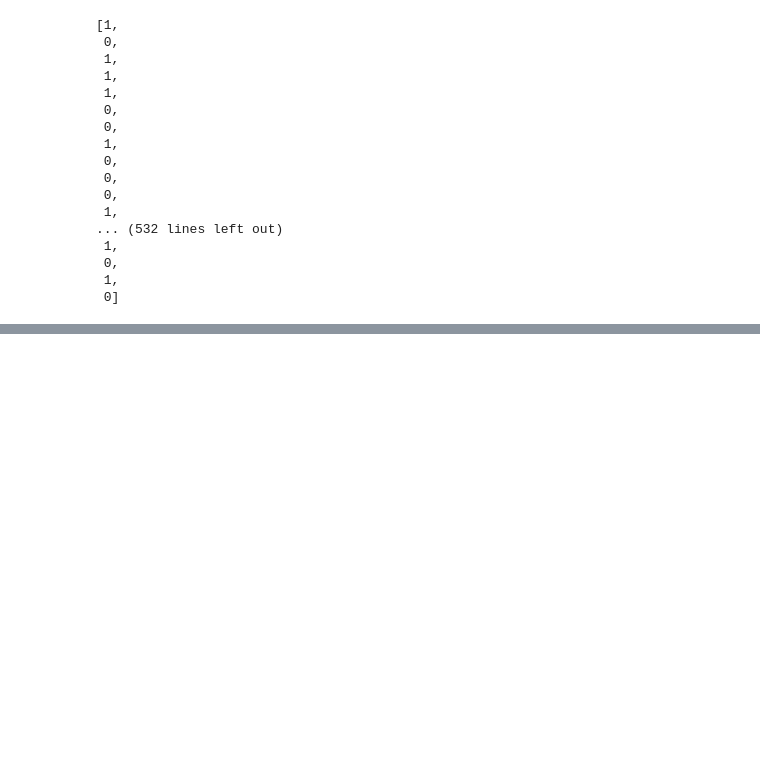
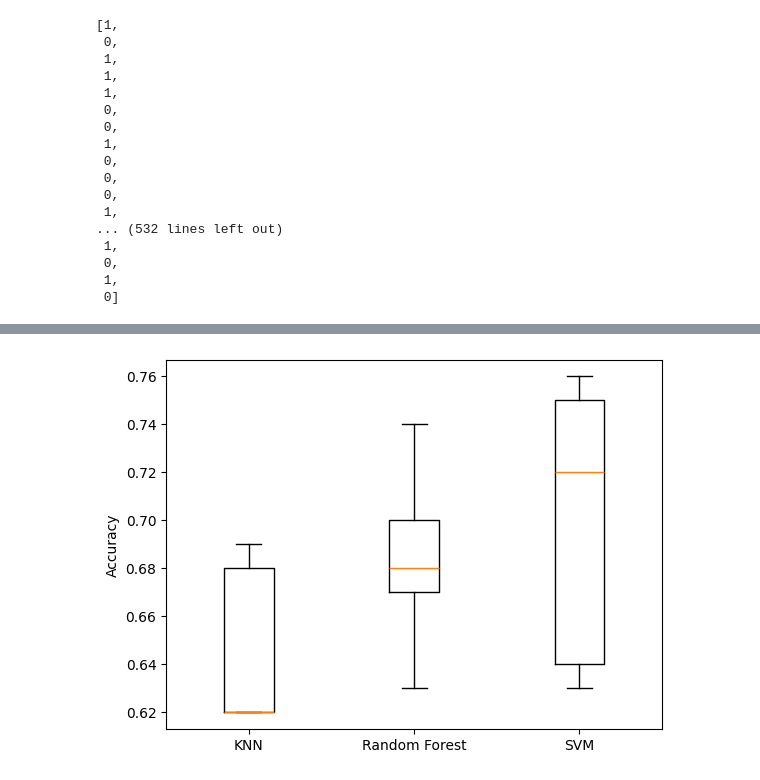
Before and after one commit to mauriciobenjamin700/8-periodo, a Jupyter notebook: sistemas-inteligentes/class/2024-11-13/main.ipynb, the cells around one changed output, grey strips where cells are left out. Drawn from its saved outputs; the diff is of its cells as text; code cells hidden in the pictures; blank space fills up the shorter version.

Commit message:
feat: new tests in classifier

```diff
--- a/sistemas-inteligentes/class/2024-11-13/main.ipynb
+++ b/sistemas-inteligentes/class/2024-11-13/main.ipynb
@@ -323,0 +334,4 @@ plt.show()
+# %%
+kfold = KFold(5)
+# %%
+classify = SVC()
@@ -323,0 +358,30 @@ plt.show()
+# %%
+def test(x: list[list[int]], y: list[int], classifies: list[RandomForestClassifier, SVC]):
+    result_accuracy = np.zeros((3,5))
+    result_precision = np.zeros((3,5))
+    result_f1 = np.zeros((3,5))
+
+    for i, (train_index, test_index) in enumerate(kfold.split(x)):
+        x_train, x_test = np.array(x)[train_index], np.array(x)[test_index]
+        y_train, y_test = np.array(y)[train_index], np.array(y)[test_index]
+
+        x_train = x_train.tolist()
+        y_train = y_train.tolist()
+        x_test = x_test.tolist()
+
+        for class_id, classify in enumerate(classifies):
+
+            classify.fit(x_train, y_train)
+
+            y_pred = classify.predict(x_test)
+
+            result_accuracy[class_id][i] = round(accuracy_score(y_test, y_pred),2)
+            result_precision[class_id][i] = round(precision_score(y_test, y_pred),2)
+            result_f1[class_id][i] = f1_score(y_test, y_pred)
+
+
+
+
+    return result_accuracy, result_precision, result_f1
+# %%
+result_accuracy, result_precision, result_f1 = test(x, y, [MyKNN(5), RandomForestClassifier(), SVC()])
@@ -323,0 +408,7 @@ plt.show()
+# %%
+plt.boxplot(result_accuracy.T)
+plt.xticks([1,2,3], ['KNN', 'Random Forest', 'SVM'])
+plt.ylabel('Accuracy')
+plt.show()
+# %% [output]
+[figure, added]
```
Also changed, not shown: parts of 14 cells of this notebook.
